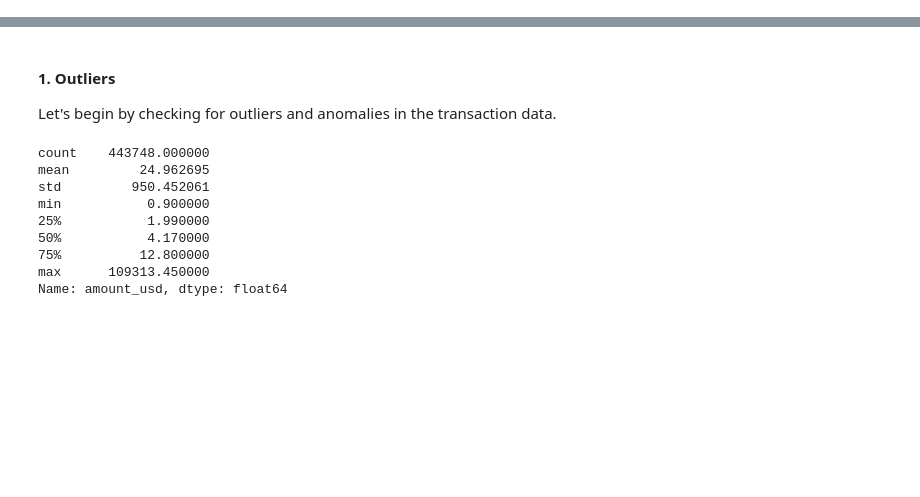
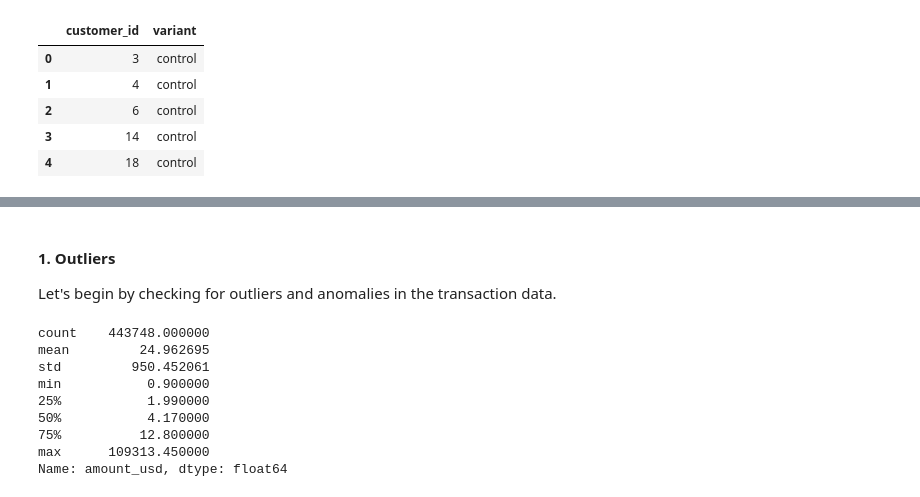
Before and after one commit to yliu648/A-B-Testing-Project---Product-Launch, a Jupyter notebook: ab_testing_project_product_launch.ipynb, the cells around one changed output, grey strips where cells are left out. Cells and saved outputs as stored; diff of their text form; code cells hidden in the pictures; blank space fills up the shorter version.

```diff
--- a/ab_testing_project_product_launch.ipynb
+++ b/ab_testing_project_product_launch.ipynb
@@ -89,0 +76,9 @@ df_meta = pd.read_csv("assignment.csv")
+# %%
+df_meta.head()
+# %% [output]
+|  | customer_id | variant |
+| 0 | 3 | control |
+| 1 | 4 | control |
+| 2 | 6 | control |
+| 3 | 14 | control |
+| 4 | 18 | control |
```
Also changed, not shown: parts of 53 cells of this notebook.
